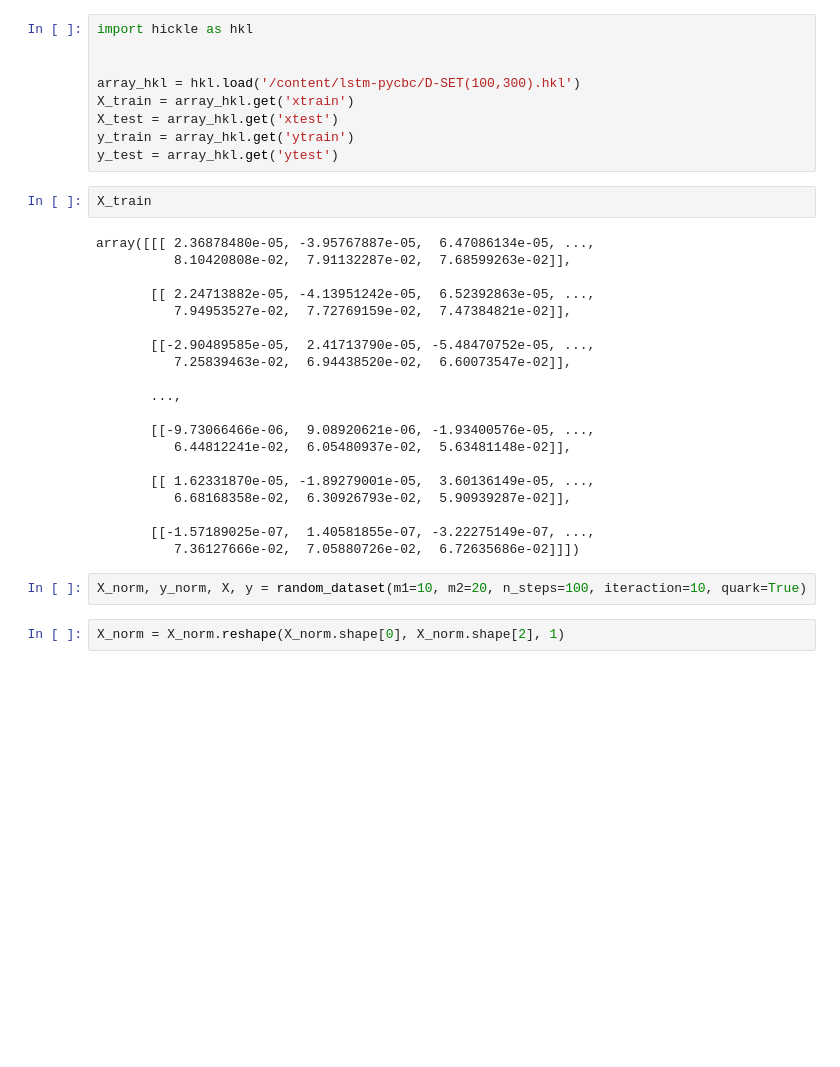
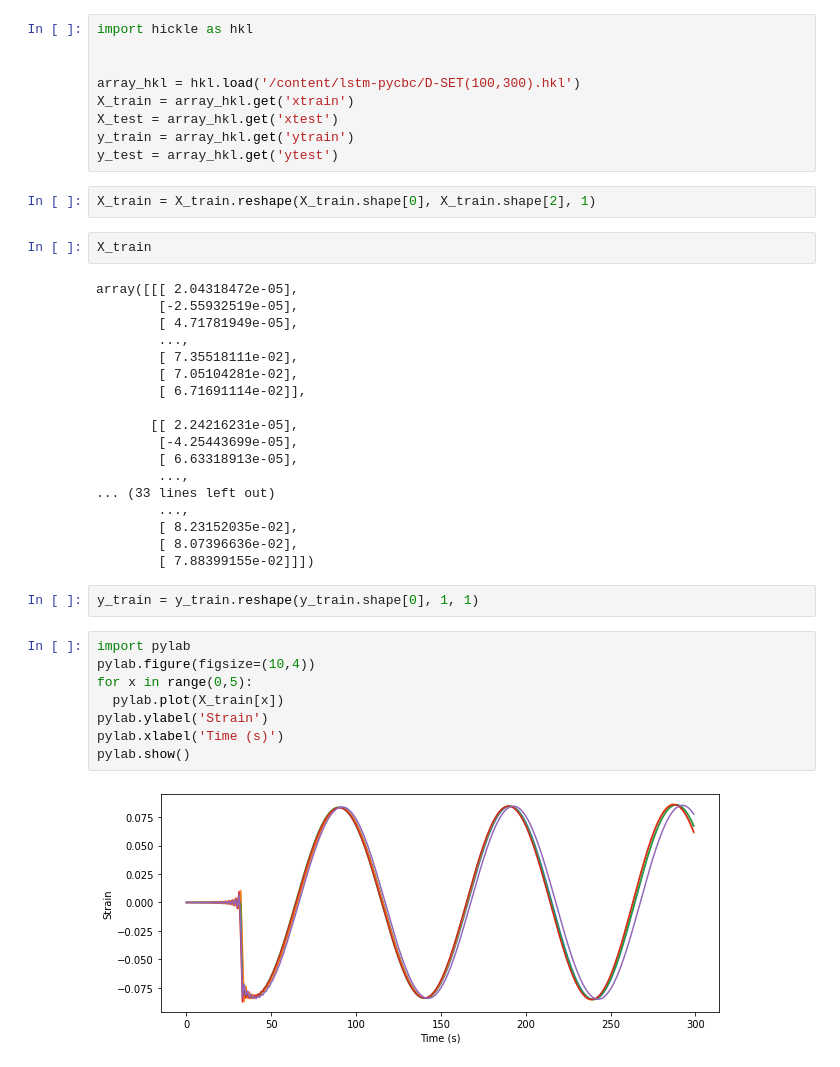
Before and after one commit to marcin119a/gw-predict, a Jupyter notebook: quarter_model_optymalizaction_mass.ipynb, the cells around one changed output. Drawn from its saved outputs; the diff is of its cells as text; blank space fills up the shorter version.

```diff
--- a/quarter_model_optymalizaction_mass.ipynb
+++ b/quarter_model_optymalizaction_mass.ipynb
@@ -26,29 +26,37 @@ X_train = array_hkl.get('xtrain')
 X_test = array_hkl.get('xtest')
 y_train = array_hkl.get('ytrain')
 y_test = array_hkl.get('ytest')
+# %%
+X_train = X_train.reshape(X_train.shape[0], X_train.shape[2], 1)
 # %%
 X_train
 # %% [output]
-array([[[ 2.36878480e-05, -3.95767887e-05,  6.47086134e-05, ...,
-          8.10420808e-02,  7.91132287e-02,  7.68599263e-02]],
+array([[[ 2.04318472e-05],
+        [-2.55932519e-05],
+        [ 4.71781949e-05],
+        ...,
+        [ 7.35518111e-02],
+        [ 7.05104281e-02],
+        [ 6.71691114e-02]],
 
-       [[ 2.24713882e-05, -4.13951242e-05,  6.52392863e-05, ...,
-          7.94953527e-02,  7.72769159e-02,  7.47384821e-02]],
-
-       [[-2.90489585e-05,  2.41713790e-05, -5.48470752e-05, ...,
-          7.25839463e-02,  6.94438520e-02,  6.60073547e-02]],
-
-       ...,
-
-       [[-9.73066466e-06,  9.08920621e-06, -1.93400576e-05, ...,
-          6.44812241e-02,  6.05480937e-02,  5.63481148e-02]],
-
-       [[ 1.62331870e-05, -1.89279001e-05,  3.60136149e-05, ...,
-          6.68168358e-02,  6.30926793e-02,  5.90939287e-02]],
-
-       [[-1.57189025e-07,  1.40581855e-07, -3.22275149e-07, ...,
-          7.36127666e-02,  7.05880726e-02,  6.72635686e-02]]])
+       [[ 2.24216231e-05],
+        [-4.25443699e-05],
+        [ 6.63318913e-05],
+        ...,
+... (33 lines left out)
+        ...,
+        [ 8.23152035e-02],
+        [ 8.07396636e-02],
+        [ 7.88399155e-02]]])
-# %%
-X_norm, y_norm, X, y = random_dataset(m1=10, m2=20, n_steps=100, iteraction=10, quark=True)
-# %%
-X_norm = X_norm.reshape(X_norm.shape[0], X_norm.shape[2], 1)
+# %%
+y_train = y_train.reshape(y_train.shape[0], 1, 1)
+# %%
+import pylab
+pylab.figure(figsize=(10,4))
+for x in range(0,5):
+  pylab.plot(X_train[x])
+pylab.ylabel('Strain')
+pylab.xlabel('Time (s)')
+pylab.show()
+# %% [output]
+[figure, added]
```
Also changed, not shown: parts of 7 cells of this notebook.
